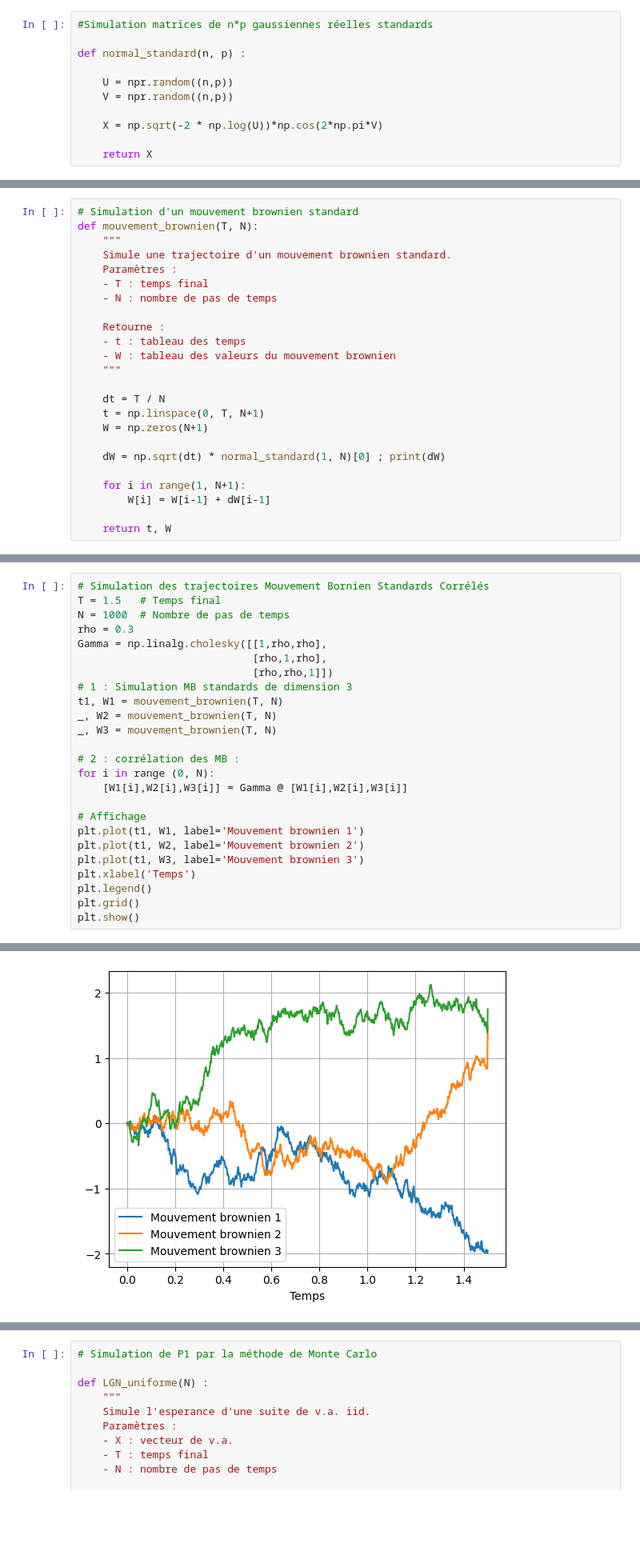
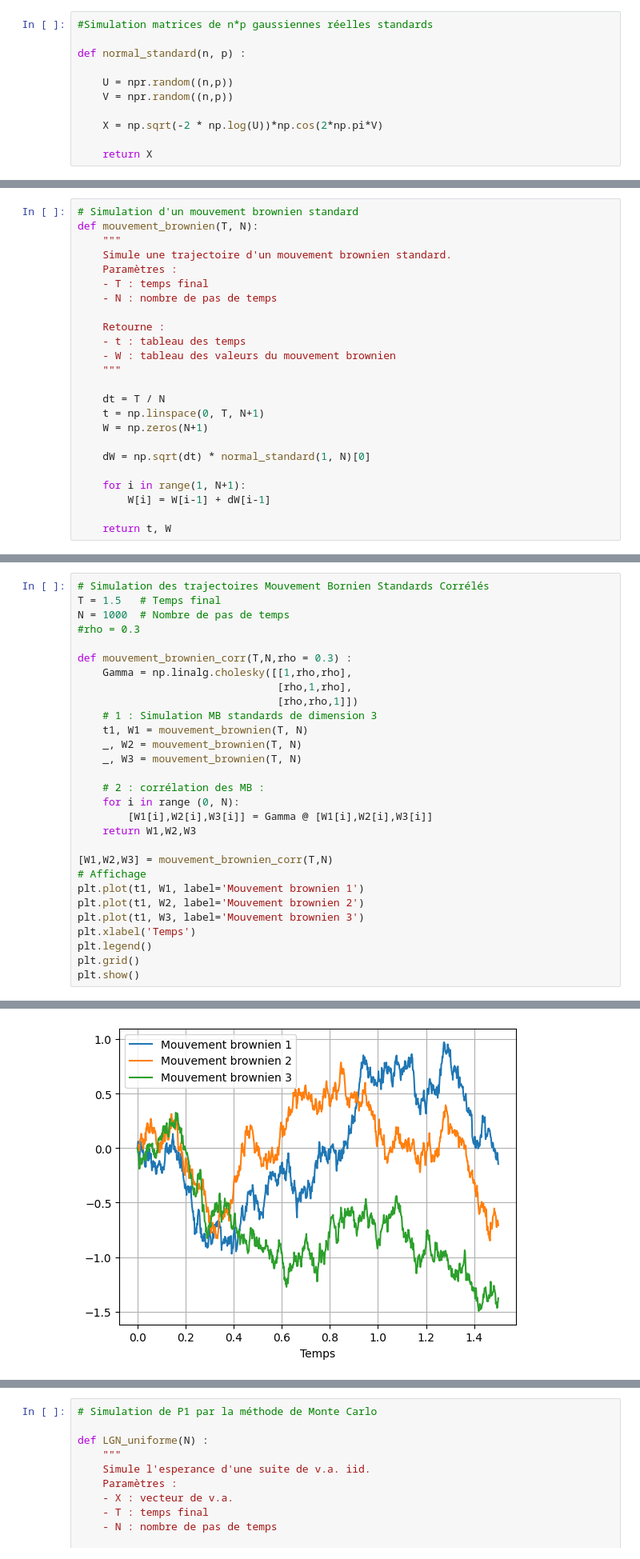
Before and after one commit to quentin-beaurez/Best-of-Options, a Jupyter notebook: BestOf.ipynb, the cells around one changed output, grey strips where cells are left out. Shown at 80% size. Saved outputs shown, nothing was run; the diff lists cells and outputs as text; blank space fills up the shorter version.

```diff
--- a/BestOf.ipynb
+++ b/BestOf.ipynb
@@ -39,7 +39,7 @@ def mouvement_brownien(T, N):
     t = np.linspace(0, T, N+1)
     W = np.zeros(N+1)
 
-    dW = np.sqrt(dt) * normal_standard(1, N)[0] ; print(dW)
+    dW = np.sqrt(dt) * normal_standard(1, N)[0]
 
     for i in range(1, N+1):
         W[i] = W[i-1] + dW[i-1]
@@ -79,19 +62,23 @@ plt.show()
 # Simulation des trajectoires Mouvement Bornien Standards Corrélés
 T = 1.5   # Temps final
 N = 1000  # Nombre de pas de temps
-rho = 0.3
-Gamma = np.linalg.cholesky([[1,rho,rho],
-                            [rho,1,rho],
-                            [rho,rho,1]])
-# 1 : Simulation MB standards de dimension 3
-t1, W1 = mouvement_brownien(T, N)
-_, W2 = mouvement_brownien(T, N)
-_, W3 = mouvement_brownien(T, N)
+#rho = 0.3
 
-# 2 : corrélation des MB :
-for i in range (0, N):
-    [W1[i],W2[i],W3[i]] = Gamma @ [W1[i],W2[i],W3[i]]
+def mouvement_brownien_corr(T,N,rho = 0.3) :
+    Gamma = np.linalg.cholesky([[1,rho,rho],
+                                [rho,1,rho],
+                                [rho,rho,1]])
+    # 1 : Simulation MB standards de dimension 3
+    t1, W1 = mouvement_brownien(T, N)
+    _, W2 = mouvement_brownien(T, N)
+    _, W3 = mouvement_brownien(T, N)
 
+    # 2 : corrélation des MB :
+    for i in range (0, N):
+        [W1[i],W2[i],W3[i]] = Gamma @ [W1[i],W2[i],W3[i]]
+    return W1,W2,W3
+
+[W1,W2,W3] = mouvement_brownien_corr(T,N)
 # Affichage
 plt.plot(t1, W1, label='Mouvement brownien 1')
 plt.plot(t1, W2, label='Mouvement brownien 2')
@@ -121,4 +91,4 @@ plt.show()
-[figure, old version]
+[figure, new version]
 # %%
 # Simulation du vecteur gaussien (W1(T), W2(T), W3(T)), centré, de matrice de var-cov Gamma
 N = 1000
```
Also changed, not shown: parts of 7 cells of this notebook.
